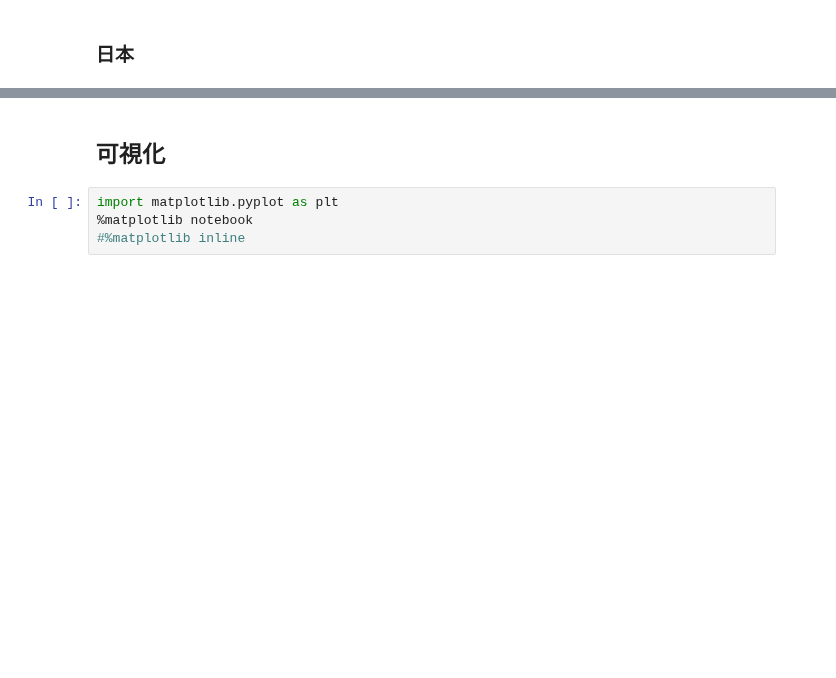
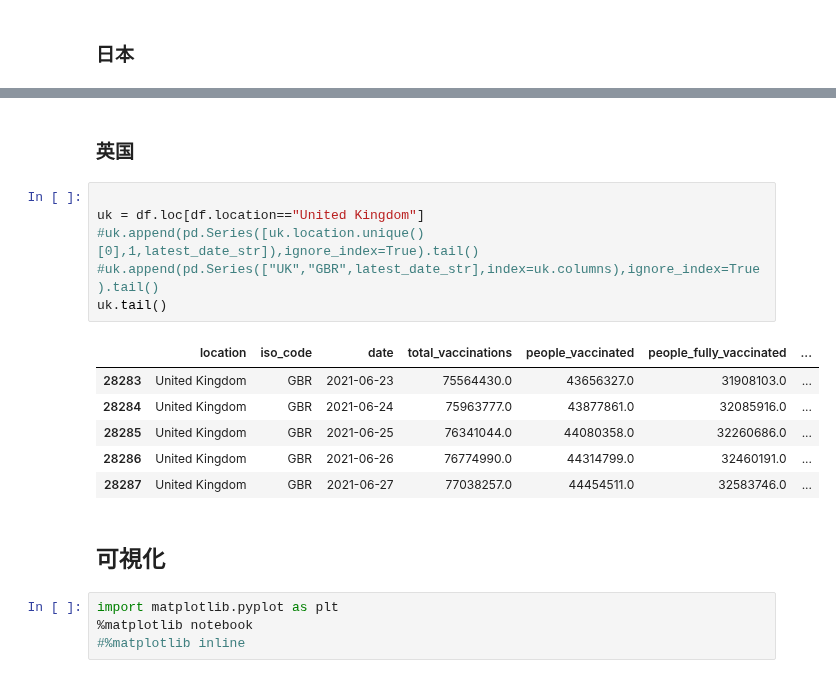
Before and after one commit to marzg510/data-analyze-covid-19, a Jupyter notebook: covid-19-owid-global-vaccine.ipynb, the cells around one changed output, grey strips where cells are left out. Cells and saved outputs as stored; diff of their text form; blank space fills up the shorter version.

```diff
--- a/covid-19-owid-global-vaccine.ipynb
+++ b/covid-19-owid-global-vaccine.ipynb
@@ -165,3 +165,18 @@ jp.head()
+# %% [markdown]
+### 英国
+# %%
+
+uk = df.loc[df.location=="United Kingdom"]
+#uk.append(pd.Series([uk.location.unique()[0],1,latest_date_str]),ignore_index=True).tail()
+#uk.append(pd.Series(["UK","GBR",latest_date_str],index=uk.columns),ignore_index=True).tail()
+uk.tail()
+# %% [output]
+|  | location | iso_code | date | total_vaccinations | people_vaccinated | people_fully_vaccinated | ... |
+| 28283 | United Kingdom | GBR | 2021-06-23 | 75564430.0 | 43656327.0 | 31908103.0 | ... |
+| 28284 | United Kingdom | GBR | 2021-06-24 | 75963777.0 | 43877861.0 | 32085916.0 | ... |
+| 28285 | United Kingdom | GBR | 2021-06-25 | 76341044.0 | 44080358.0 | 32260686.0 | ... |
+| 28286 | United Kingdom | GBR | 2021-06-26 | 76774990.0 | 44314799.0 | 32460191.0 | ... |
+| 28287 | United Kingdom | GBR | 2021-06-27 | 77038257.0 | 44454511.0 | 32583746.0 | ... |
 # %% [markdown]
 ## 可視化
 # %%
```
Also changed, not shown: parts of 10 cells of this notebook, 36 other files.
